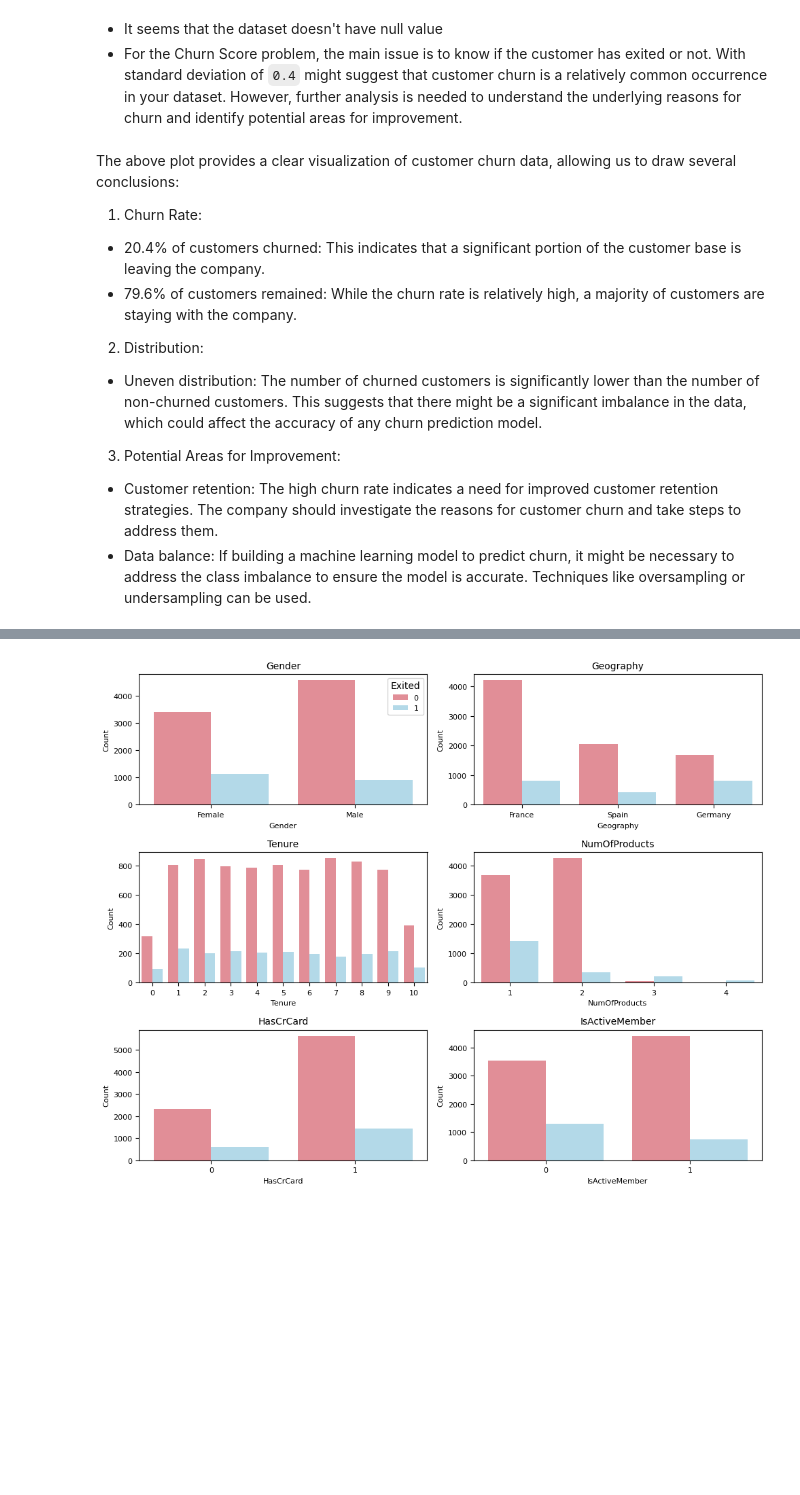
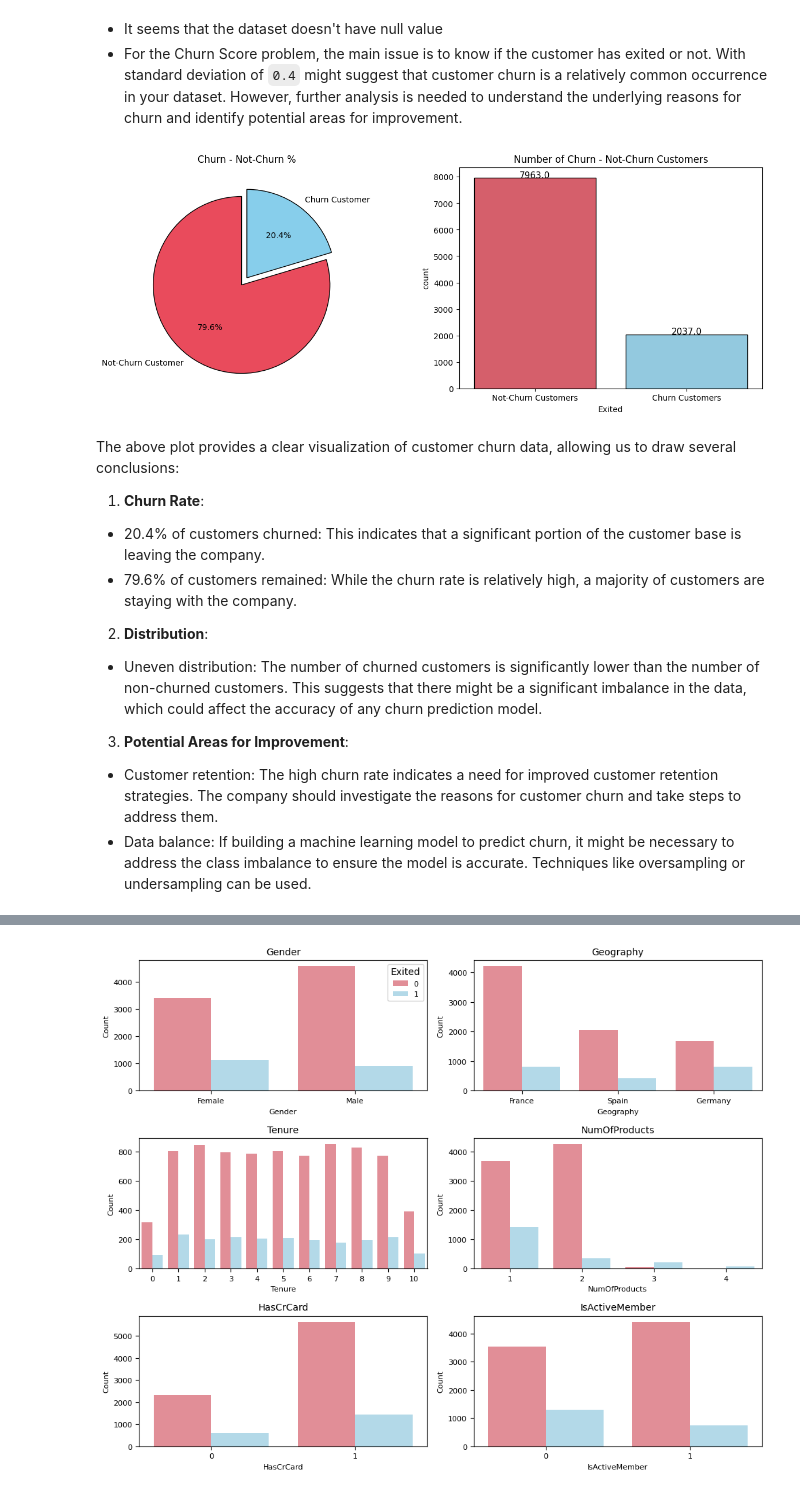
Before and after one commit to jacquesbilombe/CRM-Customers-Churn, a Jupyter notebook: ChurnScore.ipynb, the cells around one changed output, grey strips where cells are left out. Saved outputs shown, nothing was run; the diff lists cells and outputs as text; code cells hidden in the pictures; blank space fills up the shorter version.

```diff
--- a/ChurnScore.ipynb
+++ b/ChurnScore.ipynb
@@ -92,21 +92,46 @@ Exited                 0.00        0.00        1.00
 - It seems that the dataset doesn't have null value
 - For the Churn Score problem, the main issue is to know if the customer has exited or not. With standard deviation of `0.4` might suggest that customer churn is a relatively common occurrence in your dataset. However, further analysis is needed to understand the underlying reasons for churn and identify potential areas for improvement.
 # %%
-# Get the value counts of the 'Exited' column from the DataFrame and convert to a list
-l = list(df['Exited'].value_counts())
+def churn_plot(df):
+   # Get the value counts of the 'Exited' column from the DataFrame and convert to a list
+  l = list(df['Exited'].value_counts())
 
-# Calculate the percentage of Not-Churn and Churn customers
-circle = [l[0] / sum(l) * 100, l[1] / sum(l) * 100]
+  # Calculate the percentage of Not-Churn and Churn customers
+  circle = [l[0] / sum(l) * 100, l[1] / sum(l) * 100]
 
-# Create a pie plot
-fig = plt.subplots(nrows=1, ncols=2, figsize=(15, 5))
+  # Create a pie plot
+  fig = plt.subplots(nrows=1, ncols=2, figsize=(15, 5))
 
-# First subplot: Pie chart showing the percentage of Not-Churn and Churn customers
-plt.subplot(1, 2, 1)
-plt.pie(circle,
-        labels=['Not-Churn Customer', 'Churn Customer'],
-        autopct='%1.1f%%',
-        startangle=90,
-        explode=(0.1, 0),
-        colors=colors,
-        wedgeprops={'edgecolor': 'black', 'linewidth': 1, 'antialiased': True})  # Style the wedges
+  # First subplot: Pie chart showing the percentage of Not-Churn and Churn customers
+  plt.subplot(1, 2, 1)
+  plt.pie(circle,
+          labels=['Not-Churn Customer', 'Churn Customer'],
+          autopct='%1.1f%%',
+          startangle=90,
+          explode=(0.1, 0),
+          colors=colors,
+          wedgeprops={'edgecolor': 'black', 'linewidth': 1, 'antialiased': True})  # Style the wedges
+
+
+  plt.title('Churn - Not-Churn %');
+  # Second subplot: Count plot showing the number of Not-Churn and Churn customers
+  plt.subplot(1, 2, 2)
+  ax = sns.countplot(x='Exited', data=df, palette=colors, edgecolor='black')
+
+  # Annotate each bar with the count value
+  for rect in ax.patches:
+      ax.text(rect.get_x() + rect.get_width() / 2, rect.get_height() + 2,
+              rect.get_height(), horizontalalignment='center', fontsize=11)
+
+  # Set x-axis labels for the count plot
+  ax.set_xticklabels(['Not-Churn Customers', 'Churn Customers'])
+
+  plt.title('Number of Churn - Not-Churn Customers');
+
+
+  plt.show()
+
+# Plot the churn distribution
+churn_plot(df)
+# %% [output]
+[figure, added]
@@ -131,14 +138,14 @@ plt.show()
 # %% [markdown]
 The above plot provides a clear visualization of customer churn data, allowing us to draw several conclusions:
 
-1. Churn Rate:
+1. **Churn Rate**:
 
   - 20.4% of customers churned: This indicates that a significant portion of the customer base is leaving the company.
   - 79.6% of customers remained: While the churn rate is relatively high, a majority of customers are staying with the company.
-2. Distribution:
+2. **Distribution**:
 
   - Uneven distribution: The number of churned customers is significantly lower than the number of non-churned customers. This suggests that there might be a significant imbalance in the data, which could affect the accuracy of any churn prediction model.
-3. Potential Areas for Improvement:
+3. **Potential Areas for Improvement**:
 
   - Customer retention: The high churn rate indicates a need for improved customer retention strategies. The company should investigate the reasons for customer churn and take steps to address them.
   - Data balance: If building a machine learning model to predict churn, it might be necessary to address the class imbalance to ensure the model is accurate. Techniques like oversampling or undersampling can be used.
```
Also changed, not shown: parts of 9 cells of this notebook.
